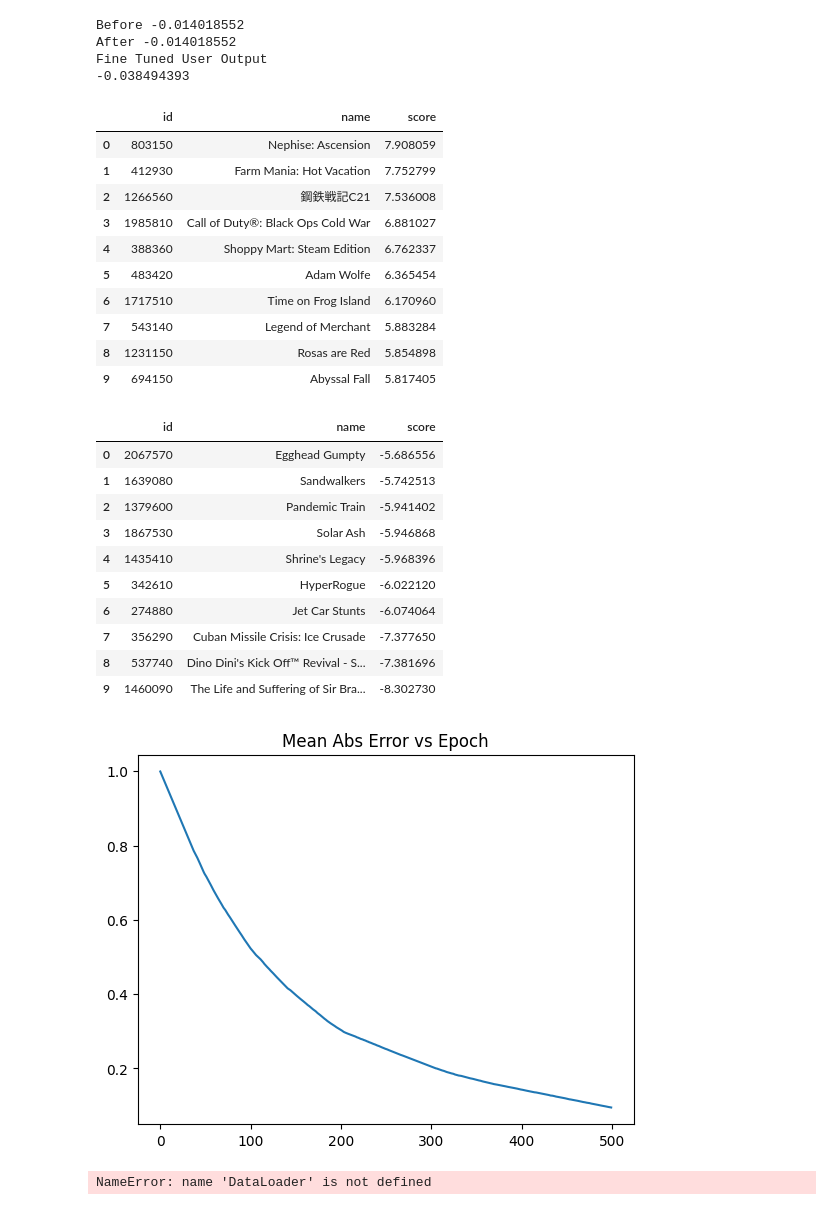
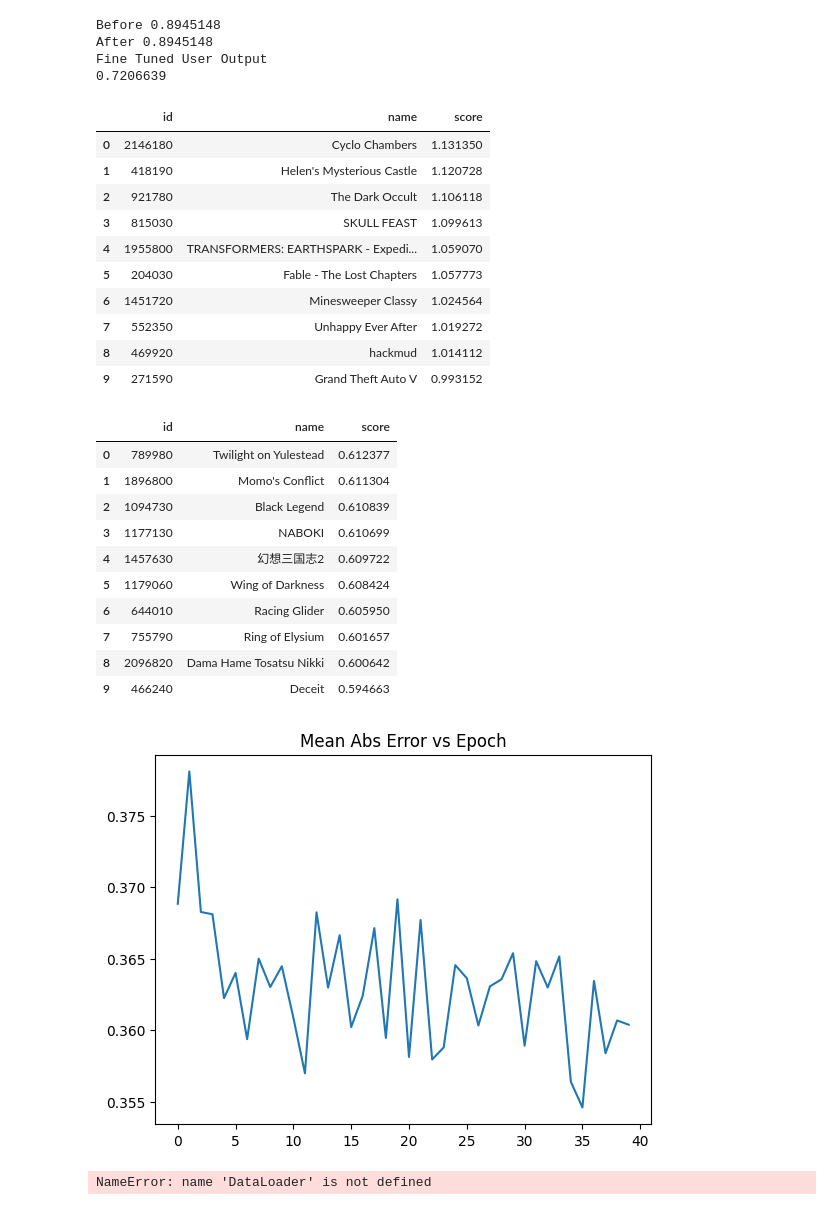
Before and after one commit to GitHubNoskcaj211/ml-projects-project, a Jupyter notebook: models/test_ncf.ipynb, the cells around one changed output. Drawn from its saved outputs; the diff is of its cells as text; code cells hidden in the pictures.

Commit message:
8 test models. Fix random model, popularity model, and ncf model.

```diff
--- a/models/test_ncf.ipynb
+++ b/models/test_ncf.ipynb
@@ -10,54 +10,54 @@ from models.ncf_model import NCFModel
 # %%
 # Test Fine Tuning
 data_loader = DataLoader.load_from_file('test_ncf_data_loader', load_live_data_loader=True)
 model = NCFModel()
-model.load('test_cf_model', load_published_model=True)
-model.fine_tune_num_epochs = 500
-model.fine_tune_weight_decay = 0#1e-3
-model.fine_tune_learning_rate = 1e-2
-model.fine_tune_batch_percent = 0.1
+model.load('test_ncf_model', load_published_model=True)
+model.new_seed(None)
+model.fine_tune_num_epochs = 40
+model.fine_tune_weight_decay = 1e-1#1e-3
+model.fine_tune_learning_rate = 1e-1
 model.set_data_loader(data_loader)
-user_to_fine_tune = 76561198103071974 # 76561198103368250
+user_to_fine_tune = 76561198166465514 # 76561198103368250 #  #
 print('Before', model.get_score_between_user_and_game(76561198880605436, 367520))
 # model.ncf.add_new_user()
 # model.user_to_index[user_to_fine_tune] = len(model.user_nodes)
 # model.user_nodes.append(user_to_fine_tune)
 # display(get_game_name_and_scores(data_loader, model.score_and_predict_n_games_for_user(user_to_fine_tune)[:10]))
 # display(get_game_name_and_scores(data_loader, model.score_and_predict_n_games_for_user(user_to_fine_tune)[-10:]))
 model.fine_tune(user_to_fine_tune)
 print('After', model.get_score_between_user_and_game(76561198880605436, 367520))
 print('Fine Tuned User Output')
 print(model.get_score_between_user_and_game(user_to_fine_tune, 367520))
 display(get_game_name_and_scores(data_loader, model.score_and_predict_n_games_for_user(user_to_fine_tune)[:10]))
 display(get_game_name_and_scores(data_loader, model.score_and_predict_n_games_for_user(user_to_fine_tune)[-10:]))
 # %% [output]
-Before -0.014018552
-After -0.014018552
+Before 0.8945148
+After 0.8945148
 Fine Tuned User Output
--0.038494393
+0.7206639
 |  | id | name | score |
-| 0 | 803150 | Nephise: Ascension | 7.908059 |
-| 1 | 412930 | Farm Mania: Hot Vacation | 7.752799 |
-| 2 | 1266560 | 鋼鉄戦記C21 | 7.536008 |
-| 3 | 1985810 | Call of Duty®: Black Ops Cold War | 6.881027 |
-| 4 | 388360 | Shoppy Mart: Steam Edition | 6.762337 |
-| 5 | 483420 | Adam Wolfe | 6.365454 |
-| 6 | 1717510 | Time on Frog Island | 6.170960 |
-| 7 | 543140 | Legend of Merchant | 5.883284 |
-| 8 | 1231150 | Rosas are Red | 5.854898 |
-| 9 | 694150 | Abyssal Fall | 5.817405 |
+| 0 | 2146180 | Cyclo Chambers | 1.131350 |
+| 1 | 418190 | Helen's Mysterious Castle | 1.120728 |
+| 2 | 921780 | The Dark Occult | 1.106118 |
+| 3 | 815030 | SKULL FEAST | 1.099613 |
+| 4 | 1955800 | TRANSFORMERS: EARTHSPARK - Expedi... | 1.059070 |
+| 5 | 204030 | Fable - The Lost Chapters | 1.057773 |
+| 6 | 1451720 | Minesweeper Classy | 1.024564 |
+| 7 | 552350 | Unhappy Ever After | 1.019272 |
+| 8 | 469920 | hackmud | 1.014112 |
+| 9 | 271590 | Grand Theft Auto V | 0.993152 |
 |  | id | name | score |
-| 0 | 2067570 | Egghead Gumpty | -5.686556 |
-| 1 | 1639080 | Sandwalkers | -5.742513 |
-| 2 | 1379600 | Pandemic Train | -5.941402 |
-| 3 | 1867530 | Solar Ash | -5.946868 |
-| 4 | 1435410 | Shrine's Legacy | -5.968396 |
-| 5 | 342610 | HyperRogue | -6.022120 |
-| 6 | 274880 | Jet Car Stunts | -6.074064 |
-| 7 | 356290 | Cuban Missile Crisis: Ice Crusade | -7.377650 |
-| 8 | 537740 | Dino Dini's Kick Off™ Revival - S... | -7.381696 |
-| 9 | 1460090 | The Life and Suffering of Sir Bra... | -8.302730 |
+| 0 | 789980 | Twilight on Yulestead | 0.612377 |
+| 1 | 1896800 | Momo's Conflict | 0.611304 |
+| 2 | 1094730 | Black Legend | 0.610839 |
+| 3 | 1177130 | NABOKI | 0.610699 |
+| 4 | 1457630 | 幻想三国志2 | 0.609722 |
+| 5 | 1179060 | Wing of Darkness | 0.608424 |
+| 6 | 644010 | Racing Glider | 0.605950 |
+| 7 | 755790 | Ring of Elysium | 0.601657 |
+| 8 | 2096820 | Dama Hame Tosatsu Nikki | 0.600642 |
+| 9 | 466240 | Deceit | 0.594663 |
-[figure, old version]
+[figure, new version]
 # %%
 data_loader = DataLoader(cache_local_dataset=True, users_games_edge_scoring_function = playtime_forever_users_games_edge_scoring_function, score_normalizers = [GaussianNormalizer(1.0, 1.0)], user_game_edge_embeddings = ['playtime_forever', 'playtime_2weeks'], game_embeddings=['name'])
 data_loader.load_random_train_test_split(train_percentage=0.9, test_percentage=0.1, seed=0)
```
Also changed, not shown: 16 other files.
